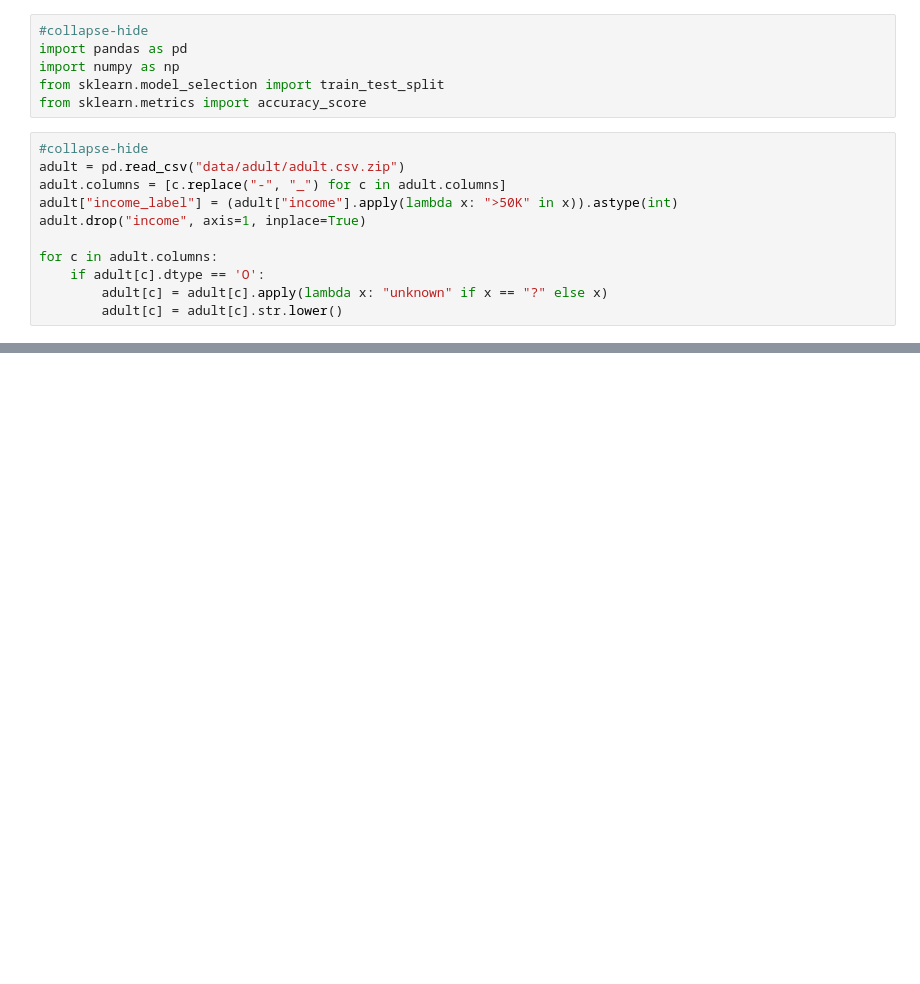
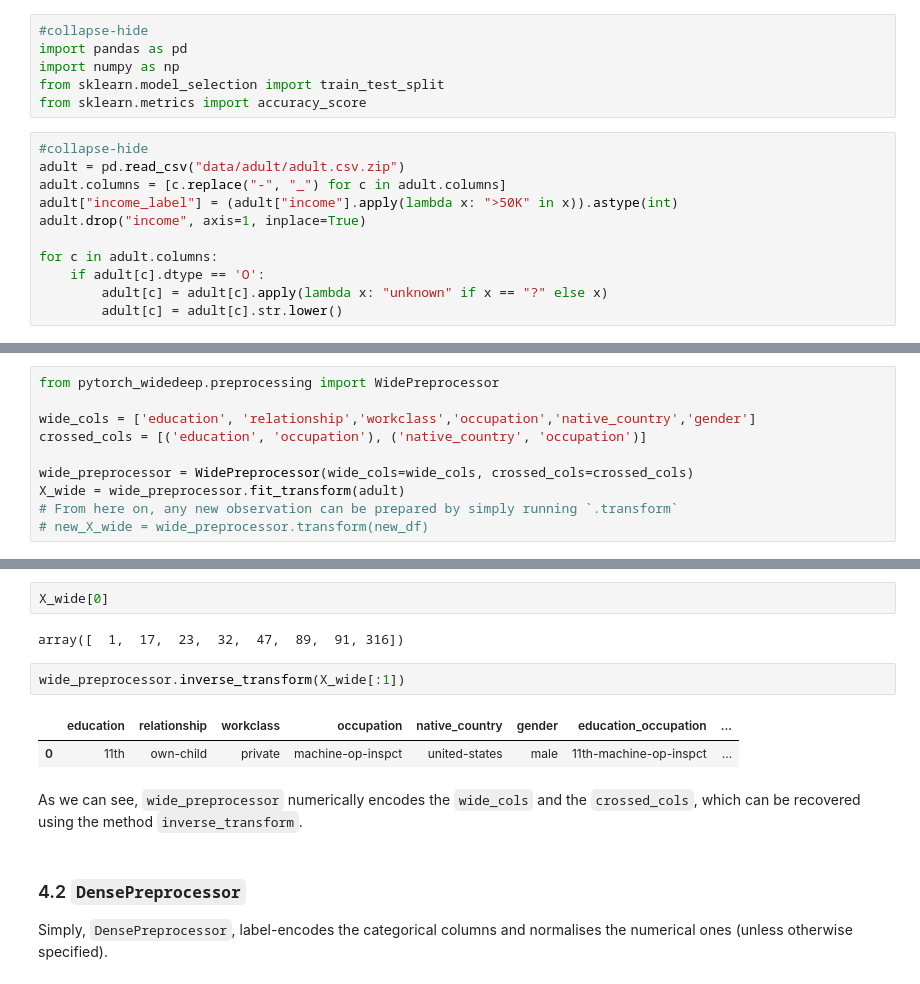
Before and after one commit to jrzaurin/infinitoml, a Jupyter notebook: _notebooks/2020-12-06-pytorch-widedeep.ipynb, the cells around one changed output, grey strips where cells are left out. Cells and saved outputs as stored; diff of their text form; blank space fills up the shorter version.

```diff
--- a/_notebooks/2020-12-06-pytorch-widedeep.ipynb
+++ b/_notebooks/2020-12-06-pytorch-widedeep.ipynb
@@ -140,0 +182,10 @@ Training
+# %%
+from pytorch_widedeep.preprocessing import WidePreprocessor
+
+wide_cols = ['education', 'relationship','workclass','occupation','native_country','gender']
+crossed_cols = [('education', 'occupation'), ('native_country', 'occupation')]
+
+wide_preprocessor = WidePreprocessor(wide_cols=wide_cols, crossed_cols=crossed_cols)
+X_wide = wide_preprocessor.fit_transform(adult)
+# From here on, any new observation can be prepared by simply running `.transform`
+# new_X_wide = wide_preprocessor.transform(new_df)
@@ -140,0 +202,15 @@ Training
+# %%
+X_wide[0]
+# %% [output]
+array([  1,  17,  23,  32,  47,  89,  91, 316])
+# %%
+wide_preprocessor.inverse_transform(X_wide[:1])
+# %% [output]
+|  | education | relationship | workclass | occupation | native_country | gender | education_occupation | ... |
+| 0 | 11th | own-child | private | machine-op-inspct | united-states | male | 11th-machine-op-inspct | ... |
+# %% [markdown]
+As we can see, `wide_preprocessor` numerically encodes the `wide_cols` and the `crossed_cols`, which can be recovered using the method `inverse_transform`.
+# %% [markdown]
+### 4.2 `DensePreprocessor`
+
+Simply, `DensePreprocessor`, label-encodes the categorical columns and normalises the numerical ones (unless otherwise specified).
```
Also changed, not shown: parts of 57 cells of this notebook, 9 other files.
